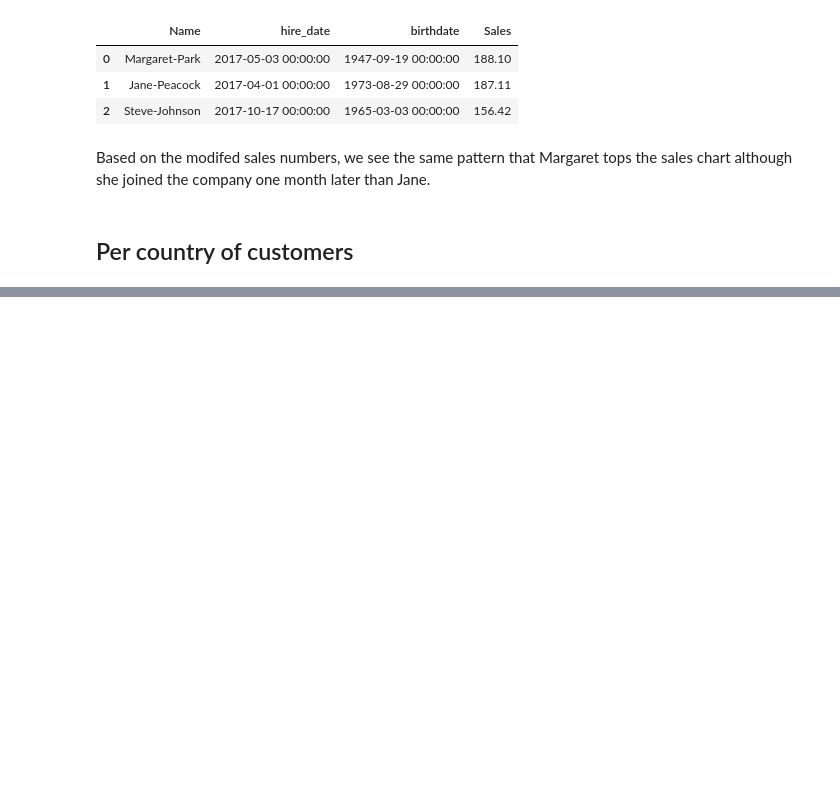
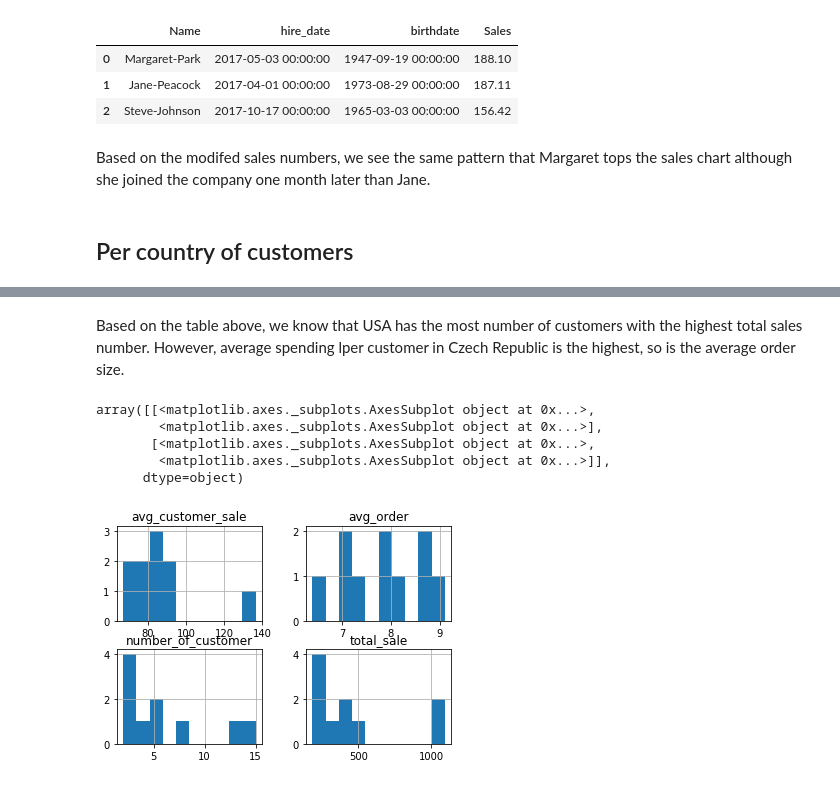
Before and after one commit to mingyyy/dataquest_projects, a Jupyter notebook: DQ_chinook.ipynb, the cells around one changed output, grey strips where cells are left out. Cells and saved outputs as stored; diff of their text form; code cells hidden in the pictures; blank space fills up the shorter version.

```diff
--- a/DQ_chinook.ipynb
+++ b/DQ_chinook.ipynb
@@ -267,0 +356,31 @@ run_query(q)
+# %%
+q = '''
+SELECT
+    c.country,
+    SUM(c.number_of_customer) as number_of_customer,
+    SUM(c.total_sale) as total_sale,
+    AVG(c.avg_customer_sale) as avg_customer_sale,
+    AVG(c.avg_order) as avg_order
+    FROM
+    (SELECT
+        c.*,
+        CASE
+            WHEN c.country = "Other" THEN 1
+            ELSE 0
+        END AS sort
+        FROM
+        (SELECT
+            CASE WHEN number_of_customer=1
+                THEN "Other"
+                ELSE country
+            END AS country,
+            number_of_customer,
+            total_sale,
+            avg_customer_sale,
+            avg_order
+            FROM q) c
+    ) c
+GROUP BY 1
+ORDER BY sort, total_sale DESC
+'''
+run_query(q)
@@ -267,0 +399,11 @@ run_query(q)
+# %% [markdown]
+Based on the table above, we know that USA has the most number of customers with the highest total sales number. However, average spending lper customer in Czech Republic is the highest, so is the average order size.
+# %%
+run_query(q).hist()
+# %% [output]
+array([[<matplotlib.axes._subplots.AxesSubplot object at 0x...>,
+        <matplotlib.axes._subplots.AxesSubplot object at 0x...>],
+       [<matplotlib.axes._subplots.AxesSubplot object at 0x...>,
+        <matplotlib.axes._subplots.AxesSubplot object at 0x...>]],
+      dtype=object)
+[figure, added]
```
Also changed, not shown: parts of 10 cells of this notebook, 5 other files.
